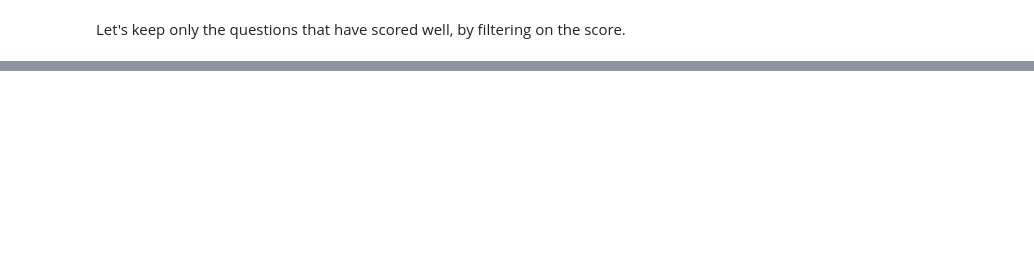
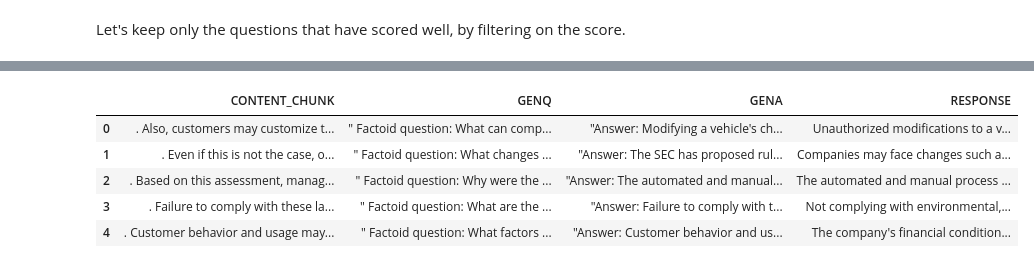
Before and after one commit to rajshah4/snowflake-notebooks, a Jupyter notebook: Cortex_LLM/Cortex_QuestionGeneration.ipynb, the cells around one changed output, grey strips where cells are left out. Cells and saved outputs as stored; diff of their text form; code cells hidden in the pictures; blank space fills up the shorter version.

```diff
--- a/Cortex_LLM/Cortex_QuestionGeneration.ipynb
+++ b/Cortex_LLM/Cortex_QuestionGeneration.ipynb
@@ -263,0 +360,4 @@ selected_df.write.mode("overwrite").saveAsTable("RAJIV.PUBLIC.CONTENT_CHUNKS_10K
+# %%
+gen_qa = session.table("RAJIV.PUBLIC.CONTENT_CHUNKS_10K_GQA")
+df_gen_qa = gen_qa.toPandas()
+df_gen_qa.head()
@@ -263,0 +409,8 @@ selected_df.write.mode("overwrite").saveAsTable("RAJIV.PUBLIC.CONTENT_CHUNKS_10K
+# %%
+import pandas as pd
+
+# Assume 'session' is your Snowflake session object and 'df_gen_qa' is your pandas DataFrame
+df_gen_qa['RESPONSE'] = df_gen_qa['GENQ'].apply(lambda question: get_response(session, question))
+
+# Now df_gen_qa has an additional column 'Response' with the answers
+print(df_gen_qa)
@@ -263,0 +435,9 @@ selected_df.write.mode("overwrite").saveAsTable("RAJIV.PUBLIC.CONTENT_CHUNKS_10K
+# %%
+df_gen_qa.head()
+# %% [output]
+|  | CONTENT_CHUNK | GENQ | GENA | RESPONSE |
+| 0 | . Also, customers may customize t... | " Factoid question: What can comp... | "Answer: Modifying a vehicle's ch... | Unauthorized modifications to a v... |
+| 1 | . Even if this is not the case, o... | " Factoid question: What changes ... | "Answer: The SEC has proposed rul... | Companies may face changes such a... |
+| 2 | . Based on this assessment, manag... | " Factoid question: Why were the ... | "Answer: The automated and manual... | The automated and manual process ... |
+| 3 | . Failure to comply with these la... | " Factoid question: What are the ... | "Answer: Failure to comply with t... | Not complying with environmental,... |
+| 4 | . Customer behavior and usage may... | " Factoid question: What factors ... | "Answer: Customer behavior and us... | The company's financial condition... |
```
Also changed, not shown: parts of 35 cells of this notebook.
